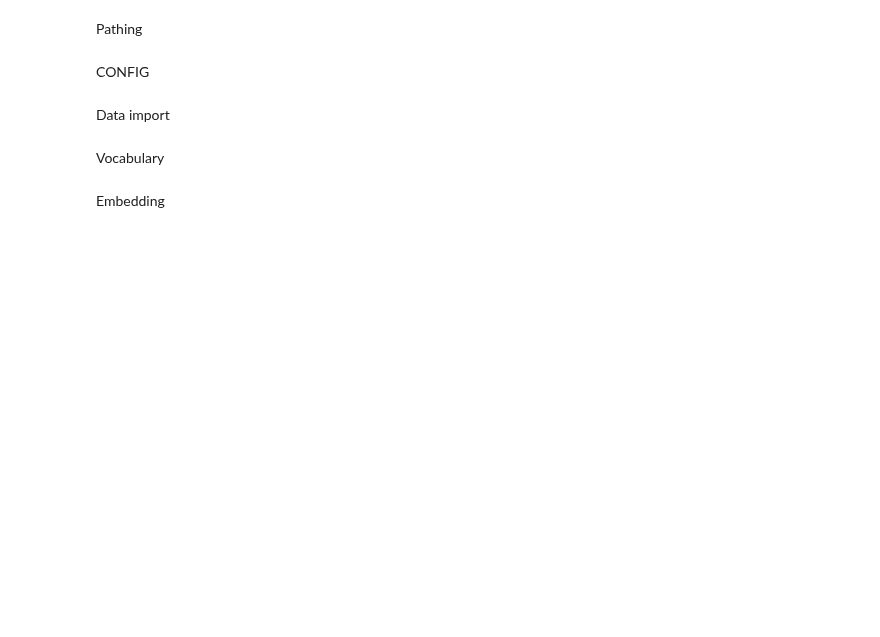
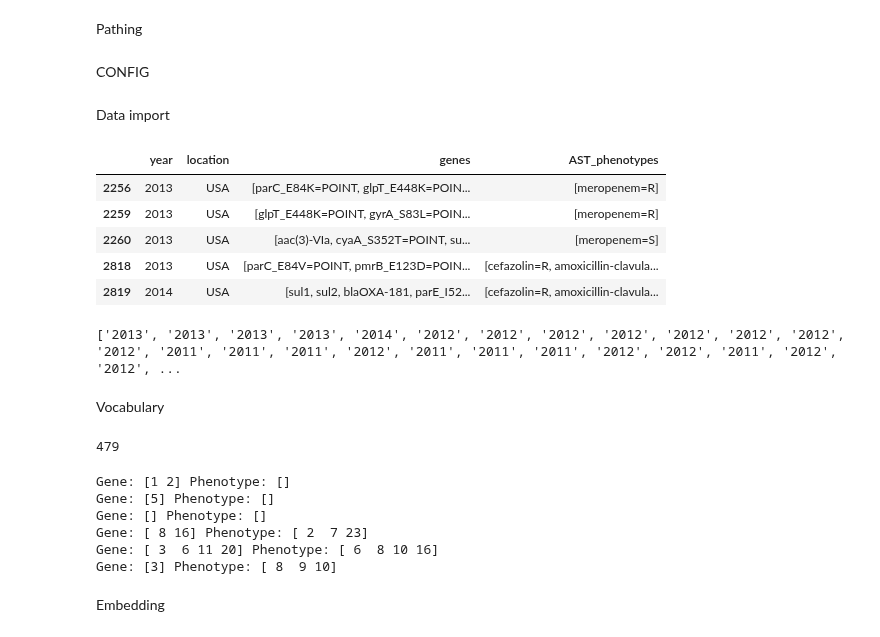
Before and after one commit to aeerik/base, a Jupyter notebook: kladd.ipynb, the cells around one changed output. Cells and saved outputs as stored; diff of their text form; code cells hidden in the pictures; blank space fills up the shorter version.

```diff
--- a/kladd.ipynb
+++ b/kladd.ipynb
@@ -49,15 +49,58 @@ stop_patience = 10
 Data import
 # %%
 from data_preprocessing import data_loader
-include_pheno = False
+include_pheno = True
 threshold_year = 1970
 path = data_dir
 
 NCBI = data_loader(include_pheno,threshold_year,path)
 NCBI.head()
+# %% [output]
+|  | year | location | genes | AST_phenotypes |
+| 2256 | 2013 | USA | [parC_E84K=POINT, glpT_E448K=POIN... | [meropenem=R] |
+| 2259 | 2013 | USA | [glpT_E448K=POINT, gyrA_S83L=POIN... | [meropenem=R] |
+| 2260 | 2013 | USA | [aac(3)-VIa, cyaA_S352T=POINT, su... | [meropenem=S] |
+| 2818 | 2013 | USA | [parC_E84V=POINT, pmrB_E123D=POIN... | [cefazolin=R, amoxicillin-clavula... |
+| 2819 | 2014 | USA | [sul1, sul2, blaOXA-181, parE_I52... | [cefazolin=R, amoxicillin-clavula... |
+# %%
+ast_phenotypes_list = NCBI['year'].tolist()
+
+# Print the entire list
+print(ast_phenotypes_list)
+# %% [output]
+['2013', '2013', '2013', '2013', '2014', '2012', '2012', '2012', '2012', '2012', '2012', '2012', '2012', '2011', '2011', '2011', '2012', '2011', '2011', '2011', '2012', '2012', '2011', '2012', '2012', ...
 # %% [markdown]
 Vocabulary
 # %%
 from build_vocabulary import make_vocabulary
-vocabulary = make_vocabulary(NCBI)
+vocabulary = make_vocabulary(NCBI, include_pheno)
 print(len(vocabulary))
+# %% [output]
+479
+# %%
+sequences = [(gene, pheno) for gene, pheno in zip(NCBI['genes'].tolist(), NCBI['AST_phenotypes'].tolist())]
+
+for i, seq in enumerate(sequences):
+    geno_len = len(seq[0])
+    pheno_len = len(seq[1])
+
+    masking_index_geno = np.random.rand(geno_len) < 0.15
+    masking_index_pheno = np.random.rand(pheno_len) < 0.15
+
+    target_indices_geno = np.array([-1]*geno_len)
+    target_indices_pheno = np.array([-1]*pheno_len)
+
+    indices_geno = masking_index_geno.nonzero()[0]
+    indices_pheno = masking_index_pheno.nonzero()[0]
+
+
+    if i > 5:
+        break
+    print(f"Gene: {indices_geno}", f"Phenotype: {indices_pheno}")
+# %% [output]
+Gene: [1 2] Phenotype: []
+Gene: [5] Phenotype: []
+Gene: [] Phenotype: []
+Gene: [ 8 16] Phenotype: [ 2  7 23]
+Gene: [ 3  6 11 20] Phenotype: [ 6  8 10 16]
+Gene: [3] Phenotype: [ 8  9 10]
```
Also changed, not shown: parts of 3 cells of this notebook, 3 other files.
